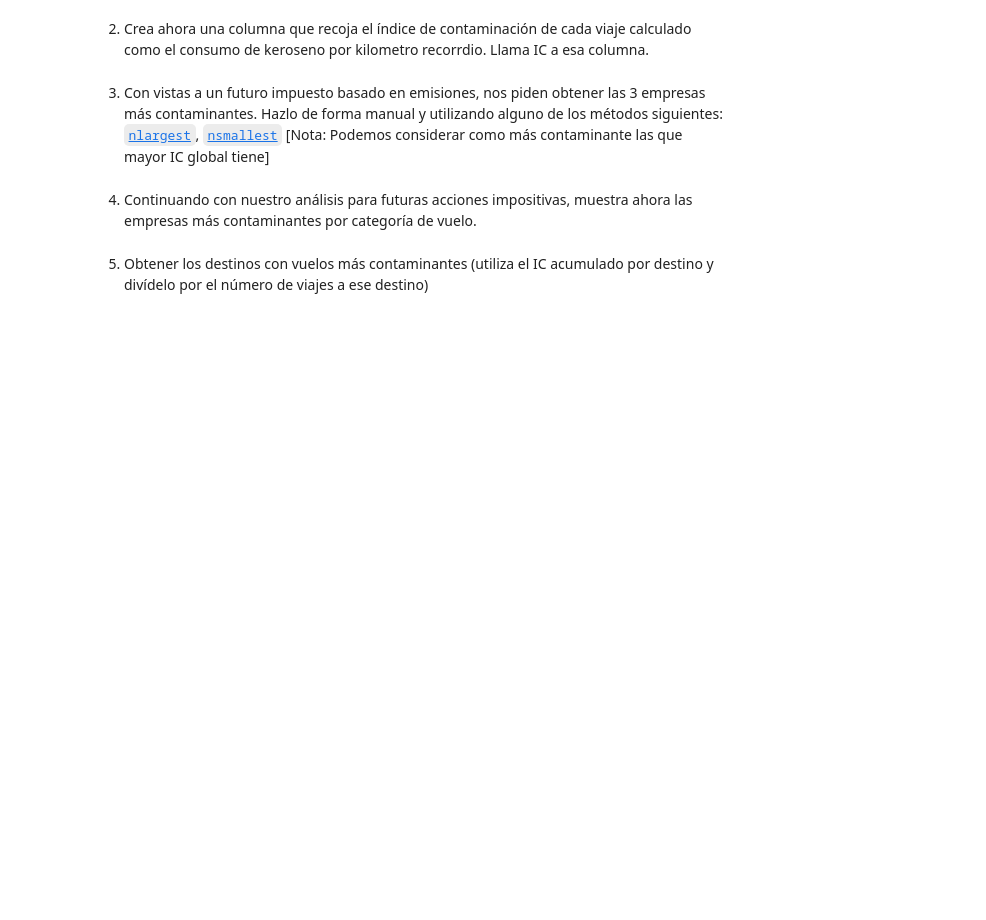
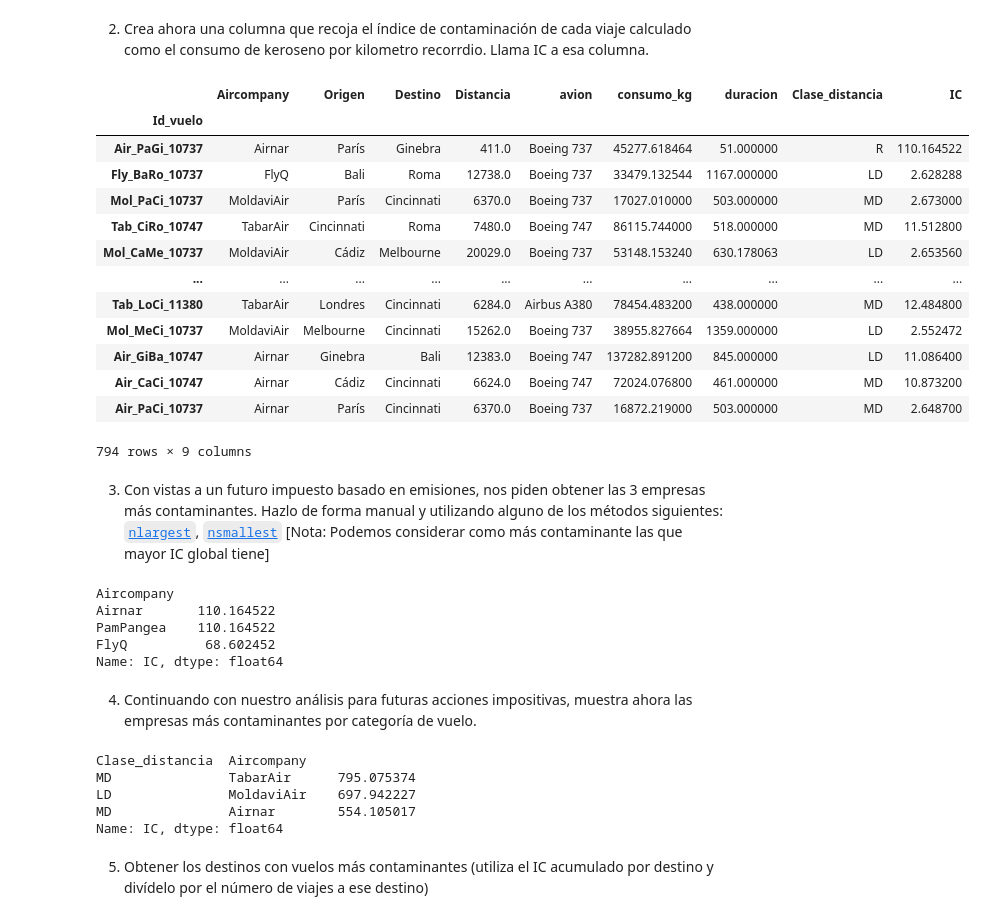
Before and after one commit to redani77/ONLINE_DS_THEBRIDGE_DaniCastillo, a Jupyter notebook: 004 PANDAS/Sprint_04/Unidad_02/Practica_Obligatoria/18_Practica_Obligatoria_Pandas_II.ipynb, the cells around one changed output. Cells and saved outputs as stored; diff of their text form; code cells hidden in the pictures; blank space fills up the shorter version.

```diff
--- a/004 PANDAS/Sprint_04/Unidad_02/Practica_Obligatoria/18_Practica_Obligatoria_Pandas_II.ipynb
+++ b/004 PANDAS/Sprint_04/Unidad_02/Practica_Obligatoria/18_Practica_Obligatoria_Pandas_II.ipynb
@@ -242,0 +327,9 @@ TypeError: Cannot convert ['nan' '33479.13254400001' '17027.01' '86115.744' '531
+# %%
+
+distancia_media = df_viajes_aereos_new["Distancia"].agg("mean")
+duracion_media  = df_viajes_aereos_new["duracion"].agg("mean")
+
+df_viajes_aereos_new.fillna({"Distancia" : distancia_media ,
+                 "duracion" : duracion_media},
+                 inplace = True)
+df_viajes_aereos_new
@@ -244,0 +377,6 @@ TypeError: Cannot convert ['nan' '33479.13254400001' '17027.01' '86115.744' '531
+# %%
+
+mode_consumo = df_viajes_aereos_new["consumo_kg"].mode()
+print(mode_consumo)
+df_viajes_aereos_new.fillna({"consumo_kg" : mode_consumo[0]}, inplace = True)
+df_viajes_aereos_new
@@ -251,0 +420,8 @@ IndexError: only integers, slices (`:`), ellipsis (`...`), numpy.newaxis (`None`
+# %%
+# Corregimos mayusculas y minusculas
+
+def corregir_dest(destino):
+    return destino.lower().capitalize()
+
+df_viajes_aereos_new["Destino"] = df_viajes_aereos_new["Destino"].apply(corregir_dest)
+df_viajes_aereos_new
@@ -262,0 +449,15 @@ IndexError: only integers, slices (`:`), ellipsis (`...`), numpy.newaxis (`None`
+# %%
+
+df_viajes_aereos = df_viajes_aereos_new.copy()
+# Creamos una funciñon para definir las distancias
+def clasificador_apply(distancia):
+    if distancia > 9000:
+        clasificacion = "LD"
+    elif distancia >= 1500:
+        clasificacion = "MD"
+    else:
+        clasificacion = "R"
+    return clasificacion
+
+df_viajes_aereos ["Clase_distancia"] = df_viajes_aereos["Distancia"].apply(clasificador_apply)
+df_viajes_aereos
@@ -263,8 +479,50 @@ IndexError: only integers, slices (`:`), ellipsis (`...`), numpy.newaxis (`None`
 # %% [markdown]
 2. Crea ahora una columna que recoja el índice de contaminación de cada viaje calculado como el consumo de keroseno por kilometro recorrdio. Llama IC a esa columna.
+# %%
+#Creamos la columna IC con el calculo de la misma
+df_viajes_aereos["IC"] = df_viajes_aereos['consumo_kg'] / df_viajes_aereos['Distancia']
+df_viajes_aereos
+# %% [output]
+|  | Aircompany | Origen | Destino | Distancia | avion | consumo_kg | duracion | Clase_distancia | IC |
+| Id_vuelo |  |  |  |  |  |  |  |  |  |
+| Air_PaGi_10737 | Airnar | París | Ginebra | 411.0 | Boeing 737 | 45277.618464 | 51.000000 | R | 110.164522 |
+| Fly_BaRo_10737 | FlyQ | Bali | Roma | 12738.0 | Boeing 737 | 33479.132544 | 1167.000000 | LD | 2.628288 |
+| Mol_PaCi_10737 | MoldaviAir | París | Cincinnati | 6370.0 | Boeing 737 | 17027.010000 | 503.000000 | MD | 2.673000 |
+| Tab_CiRo_10747 | TabarAir | Cincinnati | Roma | 7480.0 | Boeing 747 | 86115.744000 | 518.000000 | MD | 11.512800 |
+| Mol_CaMe_10737 | MoldaviAir | Cádiz | Melbourne | 20029.0 | Boeing 737 | 53148.153240 | 630.178063 | LD | 2.653560 |
+| ... | ... | ... | ... | ... | ... | ... | ... | ... | ... |
+| Tab_LoCi_11380 | TabarAir | Londres | Cincinnati | 6284.0 | Airbus A380 | 78454.483200 | 438.000000 | MD | 12.484800 |
+| Mol_MeCi_10737 | MoldaviAir | Melbourne | Cincinnati | 15262.0 | Boeing 737 | 38955.827664 | 1359.000000 | LD | 2.552472 |
+| Air_GiBa_10747 | Airnar | Ginebra | Bali | 12383.0 | Boeing 747 | 137282.891200 | 845.000000 | LD | 11.086400 |
+| Air_CaCi_10747 | Airnar | Cádiz | Cincinnati | 6624.0 | Boeing 747 | 72024.076800 | 461.000000 | MD | 10.873200 |
+| Air_PaCi_10737 | Airnar | París | Cincinnati | 6370.0 | Boeing 737 | 16872.219000 | 503.000000 | MD | 2.648700 |
+794 rows × 9 columns
 # %% [markdown]
 3. Con vistas a un futuro impuesto basado en emisiones, nos piden obtener las 3 empresas más contaminantes. Hazlo de forma manual y utilizando alguno de los métodos siguientes: [`nlargest`](https://pandas.pydata.org/docs/reference/api/pandas.DataFrame.nlargest.html "Info sobre nlargest"), [`nsmallest`](https://pandas.pydata.org/docs/reference/api/pandas.DataFrame.nsmallest.html "Info sobre smallest") [Nota: Podemos considerar como más contaminante las que mayor IC global tiene]
+# %%
+
+#Veamos las 32 empresas que más contaminan
+cias_contaminantes = df_viajes_aereos.groupby("Aircompany")["IC"].max()
+ranking_contaminantes = (cias_contaminantes ).nlargest(3)
+ranking_contaminantes
+# %% [output]
+Aircompany
+Airnar       110.164522
+PamPangea    110.164522
+FlyQ          68.602452
+Name: IC, dtype: float64
 # %% [markdown]
 4. Continuando con nuestro análisis para futuras acciones impositivas, muestra ahora las empresas más contaminantes por categoría de vuelo.
+# %%
+
+cias_categoria = df_viajes_aereos.groupby(['Clase_distancia', 'Aircompany'])['IC'].sum()
+ranking_categoria = (cias_categoria ).nlargest(3)
+ranking_categoria
+# %% [output]
+Clase_distancia  Aircompany
+MD               TabarAir      795.075374
+LD               MoldaviAir    697.942227
+MD               Airnar        554.105017
+Name: IC, dtype: float64
 # %% [markdown]
 5. Obtener los destinos con vuelos más contaminantes (utiliza el IC acumulado por destino y divídelo por el número de viajes a ese destino)
```
Also changed, not shown: parts of 50 cells of this notebook.
